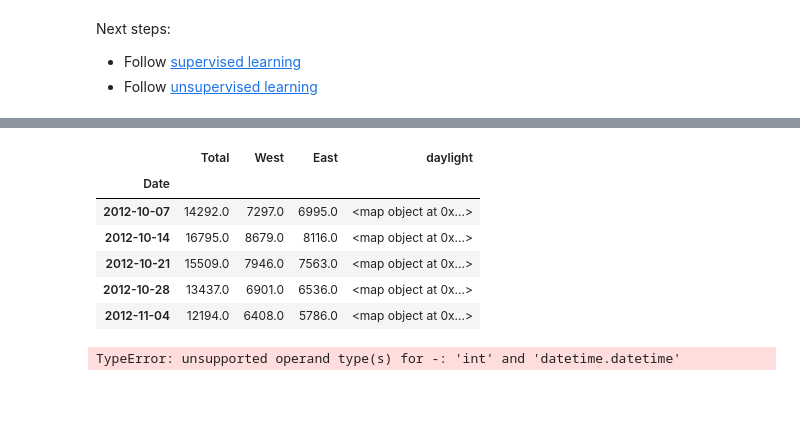
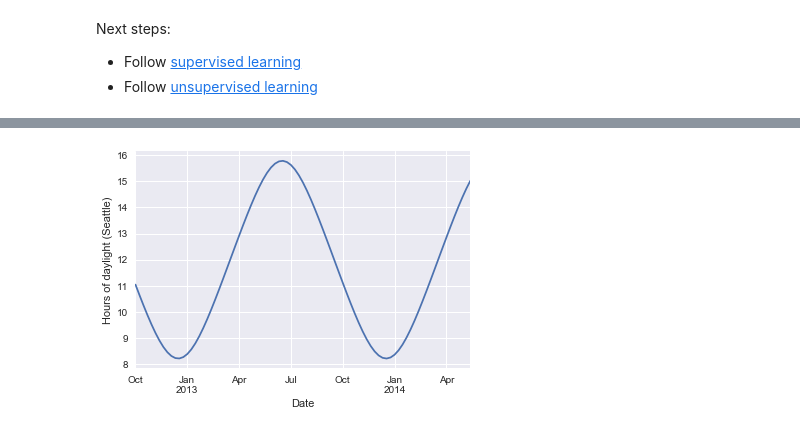
Before and after one commit to fabiangunzinger/seattle_cycling, a Jupyter notebook: seattle_cycling.ipynb, the cells around one changed output, grey strips where cells are left out. Cells and saved outputs as stored; diff of their text form; code cells hidden in the pictures; blank space fills up the shorter version.

```diff
--- a/seattle_cycling.ipynb
+++ b/seattle_cycling.ipynb
@@ -51,14 +47,11 @@ weekly['daylight'] = map(hours_of_daylight, weekly.index)
-# %%
-weekly.head()
-# %% [output]
-|  | Total | West | East | daylight |
-| Date |  |  |  |  |
-| 2012-10-07 | 14292.0 | 7297.0 | 6995.0 | <map object at 0x...> |
-| 2012-10-14 | 16795.0 | 8679.0 | 8116.0 | <map object at 0x...> |
-| 2012-10-21 | 15509.0 | 7946.0 | 7563.0 | <map object at 0x...> |
-| 2012-10-28 | 13437.0 | 6901.0 | 6536.0 | <map object at 0x...> |
-| 2012-11-04 | 12194.0 | 6408.0 | 5786.0 | <map object at 0x...> |
-# %%
-hours_of_daylight(2010-10-12)
-# %% [output]
-TypeError: unsupported operand type(s) for -: 'int' and 'datetime.datetime'
+# %%
+# Hours of daylight
+
+from seattlecycling.tools import hours_of_daylight
+
+weekly['daylight'] = list(map(hours_of_daylight, weekly.index))
+
+weekly['daylight'].plot()
+plt.ylabel('Hours of daylight (Seattle)');
+# %% [output]
+[figure, added]
```
Also changed, not shown: parts of 13 cells of this notebook, 1 other file.
